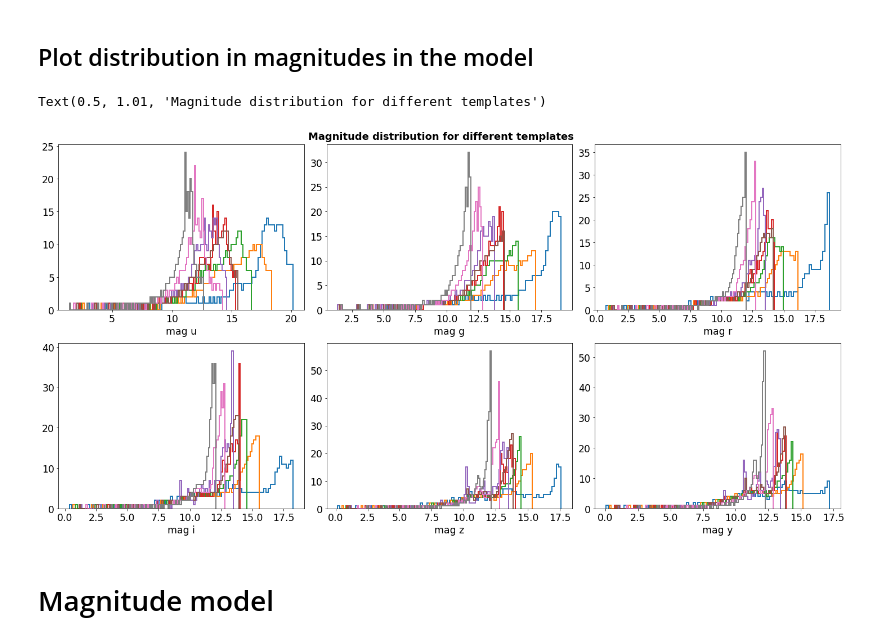
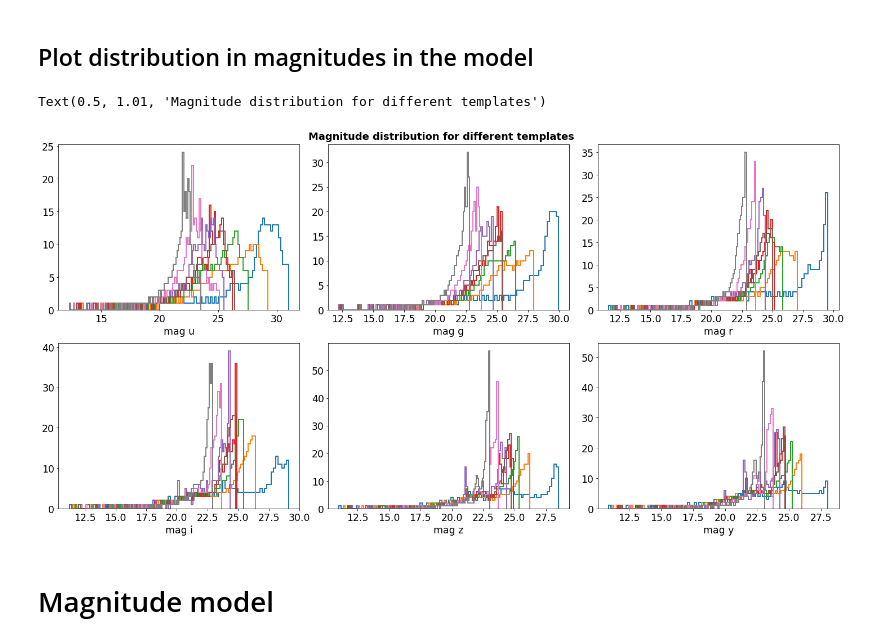
Before and after one commit to sylvielsstfr/MyDockerTools, a Jupyter notebook: UbuntuAnacondaDelightRail/notebooks/analysis_input_delight/DumpDelightSimFiles.ipynb, the cells around one changed output. Cells and saved outputs as stored; diff of their text form; code cells hidden in the pictures.

```diff
--- a/UbuntuAnacondaDelightRail/notebooks/analysis_input_delight/DumpDelightSimFiles.ipynb
+++ b/UbuntuAnacondaDelightRail/notebooks/analysis_input_delight/DumpDelightSimFiles.ipynb
@@ -38,9 +38,11 @@ FLAG_DC2=False
 if FLAG_DC2:
     configfile='tmp/parametersTest.cfg'
     flux_multiplicative_factor=1.
+    flux_multiplicative_factor2=1.
 else:
     configfile='tmpsim/parametersTest.cfg'
-    flux_multiplicative_factor=0.45e-10
+    flux_multiplicative_factor=0.45e-10 # factor such if it multiplies data flux in sim gives true data flux
+    flux_multiplicative_factor2=0.45e-4 # factor such if it is multiplied to models it gives true data flux level
 # %% [markdown]
 # Load config and data
 # %%
@@ -125,45 +127,45 @@ fig=plt.figure(figsize=(20,10))
 ax=fig.add_subplot(231)
 idb=0
 for ids in np.arange(8):
-    ax.hist(-2.5*np.log10(f_mod[:,ids,idb]),bins=100,histtype='step',lw=2);
+    ax.hist(-2.5*np.log10(f_mod[:,ids,idb]*flux_multiplicative_factor2),bins=100,histtype='step',lw=2);
 ax.set_xlabel("mag u")
 
 ax=fig.add_subplot(232)
 idb=1
 for ids in np.arange(8):
-    ax.hist(-2.5*np.log10(f_mod[:,ids,idb]),bins=100,histtype='step',lw=2);
+    ax.hist(-2.5*np.log10(f_mod[:,ids,idb]*flux_multiplicative_factor2),bins=100,histtype='step',lw=2);
 ax.set_xlabel("mag g")
 
 ax=fig.add_subplot(233)
 idb=2
 for ids in np.arange(8):
-    ax.hist(-2.5*np.log10(f_mod[:,ids,idb]),bins=100,histtype='step',lw=2);
+    ax.hist(-2.5*np.log10(f_mod[:,ids,idb]*flux_multiplicative_factor2),bins=100,histtype='step',lw=2);
 ax.set_xlabel("mag r")
 
 ax=fig.add_subplot(234)
 idb=3
 for ids in np.arange(8):
-    ax.hist(-2.5*np.log10(f_mod[:,ids,idb]),bins=100,histtype='step',lw=2);
+    ax.hist(-2.5*np.log10(f_mod[:,ids,idb]*flux_multiplicative_factor2),bins=100,histtype='step',lw=2);
 ax.set_xlabel("mag i")
 
 ax=fig.add_subplot(235)
 idb=4
 for ids in np.arange(8):
-    ax.hist(-2.5*np.log10(f_mod[:,ids,idb]),bins=100,histtype='step',lw=2);
+    ax.hist(-2.5*np.log10(f_mod[:,ids,idb]*flux_multiplicative_factor2),bins=100,histtype='step',lw=2);
 ax.set_xlabel("mag z")
 
 ax=fig.add_subplot(236)
 idb=5
 for ids in np.arange(8):
-    ax.hist(-2.5*np.log10(f_mod[:,ids,idb]),bins=100,histtype='step',lw=2);
+    ax.hist(-2.5*np.log10(f_mod[:,ids,idb]*flux_multiplicative_factor2),bins=100,histtype='step',lw=2);
 ax.set_xlabel("mag y")
 
 plt.tight_layout()
 
 plt.suptitle("Magnitude distribution for different templates",fontsize=18,fontweight='bold',y=1.01)
 # %% [output]
 Text(0.5, 1.01, 'Magnitude distribution for different templates')
-[figure, old version]
+[figure, new version]
 # %% [markdown]
 # Magnitude model
 # %%
```
Also changed, not shown: 2 other files.
